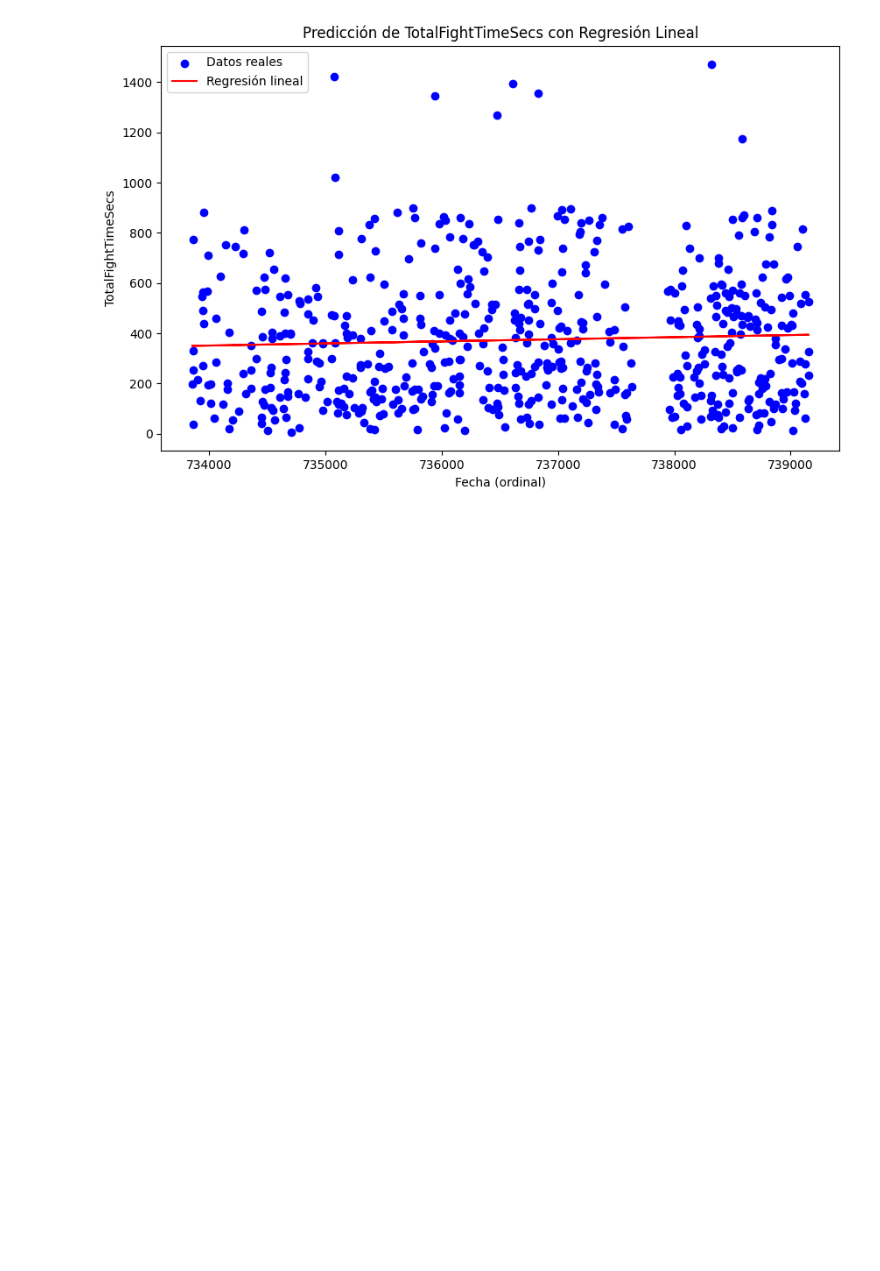
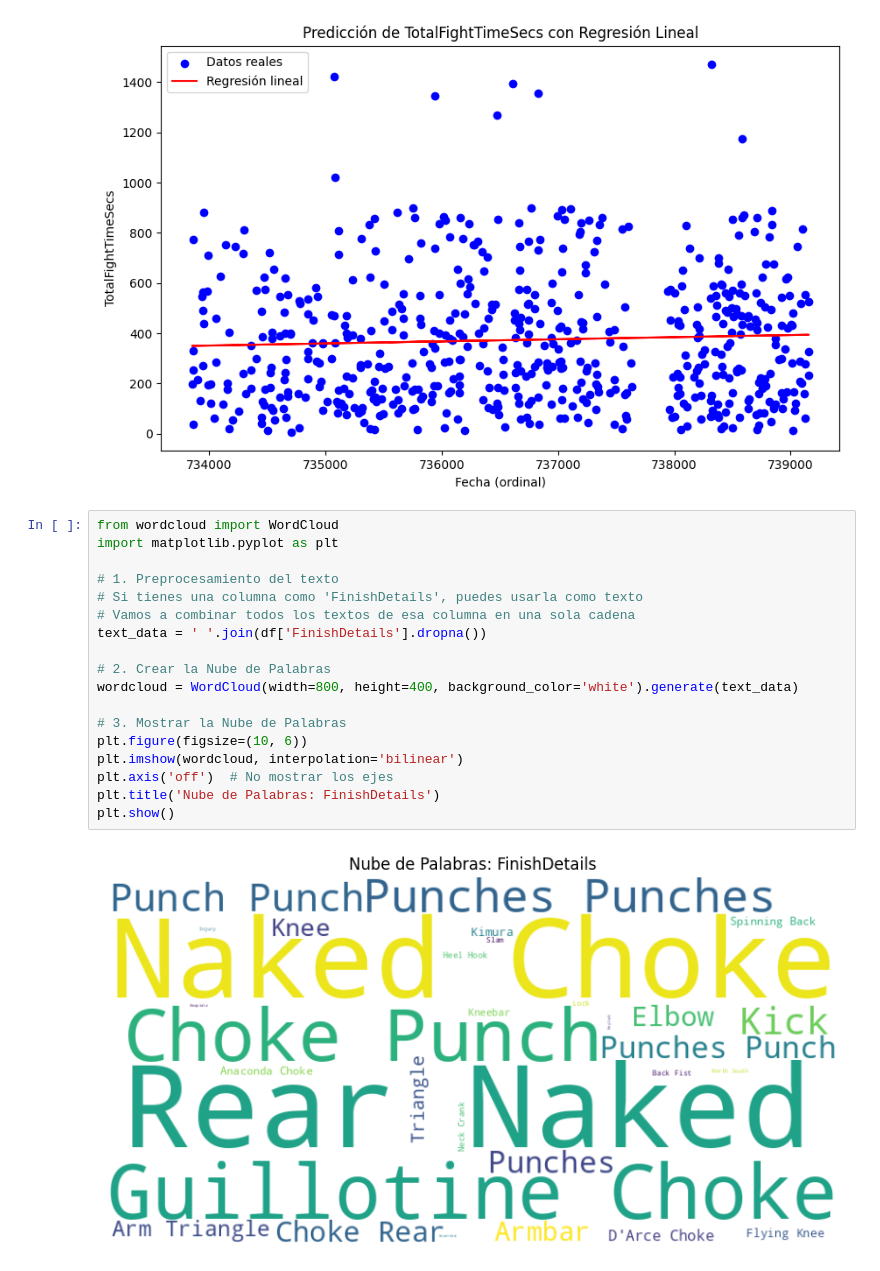
Before and after one commit to orlandova939/mineriadata, a Jupyter notebook: UFC_data_mining.ipynb, the cells around one changed output. Drawn from its saved outputs; the diff is of its cells as text; blank space fills up the shorter version.

```diff
--- a/UFC_data_mining.ipynb
+++ b/UFC_data_mining.ipynb
@@ -411,3 +411,23 @@ plt.show()
 Mean Squared Error (MSE): 67113.61166008818
 R^2 Score: 0.0013290297919047456
 [figure]
+# %%
+from wordcloud import WordCloud
+import matplotlib.pyplot as plt
+
+# 1. Preprocesamiento del texto
+# Si tienes una columna como 'FinishDetails', puedes usarla como texto
+# Vamos a combinar todos los textos de esa columna en una sola cadena
+text_data = ' '.join(df['FinishDetails'].dropna())
+
+# 2. Crear la Nube de Palabras
+wordcloud = WordCloud(width=800, height=400, background_color='white').generate(text_data)
+
+# 3. Mostrar la Nube de Palabras
+plt.figure(figsize=(10, 6))
+plt.imshow(wordcloud, interpolation='bilinear')
+plt.axis('off')  # No mostrar los ejes
+plt.title('Nube de Palabras: FinishDetails')
+plt.show()
+# %% [output]
+[figure, added]
```
